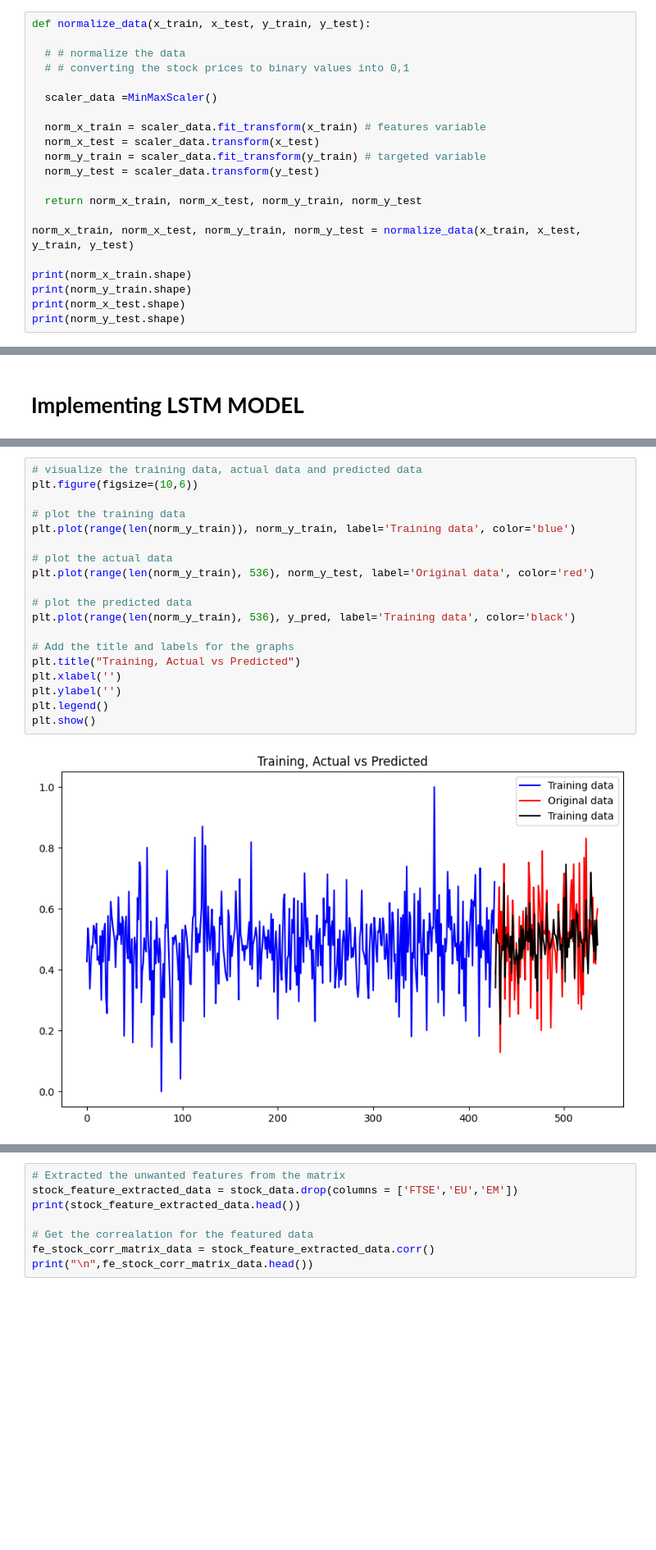
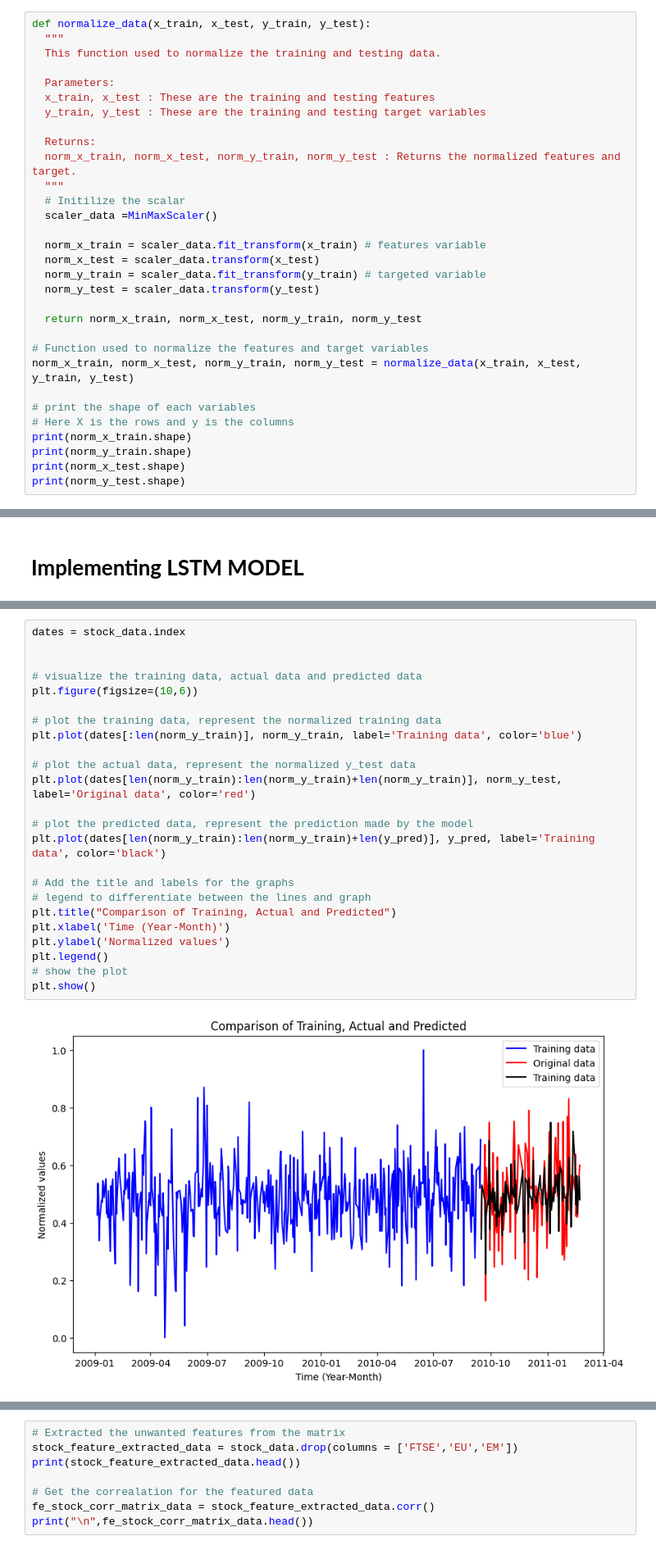
Before and after one commit to RaghavendhraRao/stock_market_prediction_ISE_DSFP, a Jupyter notebook: ds_final_proj_stock_market_colab.ipynb, the cells around one changed output, grey strips where cells are left out. Shown at 82% size. Cells and saved outputs as stored; diff of their text form; blank space fills up the shorter version.

```diff
--- a/ds_final_proj_stock_market_colab.ipynb
+++ b/ds_final_proj_stock_market_colab.ipynb
@@ -216,10 +239,17 @@ print(y_test.shape)
 # **Normalization**
 # %%
 def normalize_data(x_train, x_test, y_train, y_test):
+  """
+  This function used to normalize the training and testing data.
 
-  # # normalize the data
-  # # converting the stock prices to binary values into 0,1
+  Parameters:
+  x_train, x_test : These are the training and testing features
+  y_train, y_test : These are the training and testing target variables
 
+  Returns:
+  norm_x_train, norm_x_test, norm_y_train, norm_y_test : Returns the normalized features and target.
+  """
+  # Initilize the scalar
   scaler_data =MinMaxScaler()
 
   norm_x_train = scaler_data.fit_transform(x_train) # features variable
@@ -229,8 +259,11 @@ def normalize_data(x_train, x_test, y_train, y_test):
 
   return norm_x_train, norm_x_test, norm_y_train, norm_y_test
 
+# Function used to normalize the features and target variables
 norm_x_train, norm_x_test, norm_y_train, norm_y_test = normalize_data(x_train, x_test, y_train, y_test)
 
+# print the shape of each variables
+# Here X is the rows and y is the columns
 print(norm_x_train.shape)
 print(norm_y_train.shape)
 print(norm_x_test.shape)
@@ -367,23 +426,28 @@ training loss:  0.0106810936704278
 # %%
+dates = stock_data.index
+
+
 # visualize the training data, actual data and predicted data
 plt.figure(figsize=(10,6))
 
-# plot the training data
-plt.plot(range(len(norm_y_train)), norm_y_train, label='Training data', color='blue')
+# plot the training data, represent the normalized training data
+plt.plot(dates[:len(norm_y_train)], norm_y_train, label='Training data', color='blue')
 
-# plot the actual data
-plt.plot(range(len(norm_y_train), 536), norm_y_test, label='Original data', color='red')
+# plot the actual data, represent the normalized y_test data
+plt.plot(dates[len(norm_y_train):len(norm_y_train)+len(norm_y_train)], norm_y_test, label='Original data', color='red')
 
-# plot the predicted data
-plt.plot(range(len(norm_y_train), 536), y_pred, label='Training data', color='black')
+# plot the predicted data, represent the prediction made by the model
+plt.plot(dates[len(norm_y_train):len(norm_y_train)+len(y_pred)], y_pred, label='Training data', color='black')
 
 # Add the title and labels for the graphs
-plt.title("Training, Actual vs Predicted")
-plt.xlabel('')
-plt.ylabel('')
+# legend to differentiate between the lines and graph
+plt.title("Comparison of Training, Actual and Predicted")
+plt.xlabel('Time (Year-Month)')
+plt.ylabel('Normalized values')
 plt.legend()
+# show the plot
 plt.show()
 # %% [output]
-[figure, old version]
+[figure, new version]
 # %%
 def calculate_error_rate(norm_y_test, y_pred):
```
Also changed, not shown: parts of 57 cells of this notebook.
